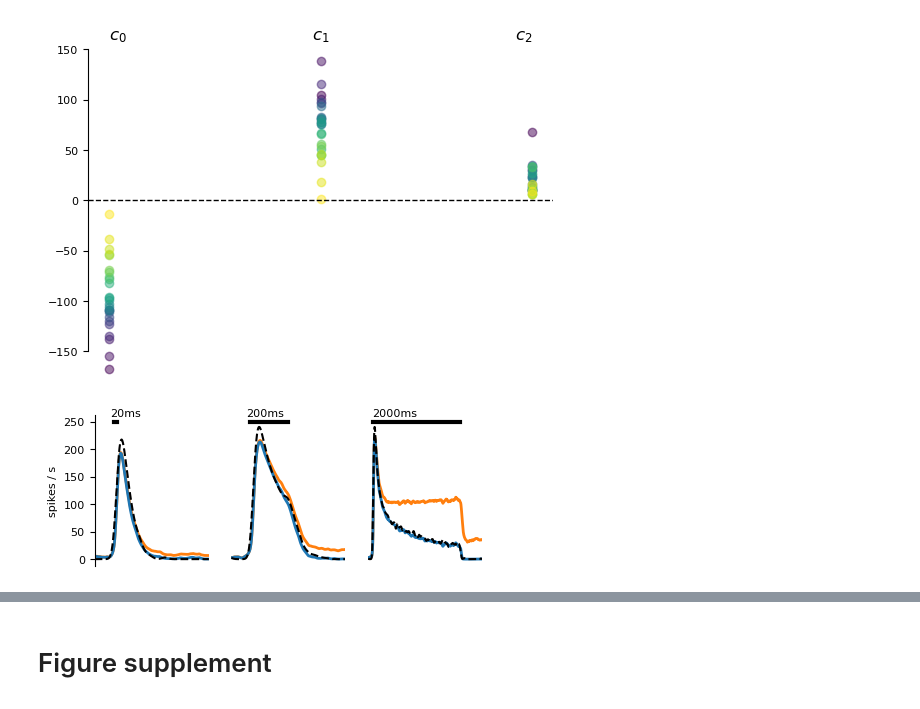
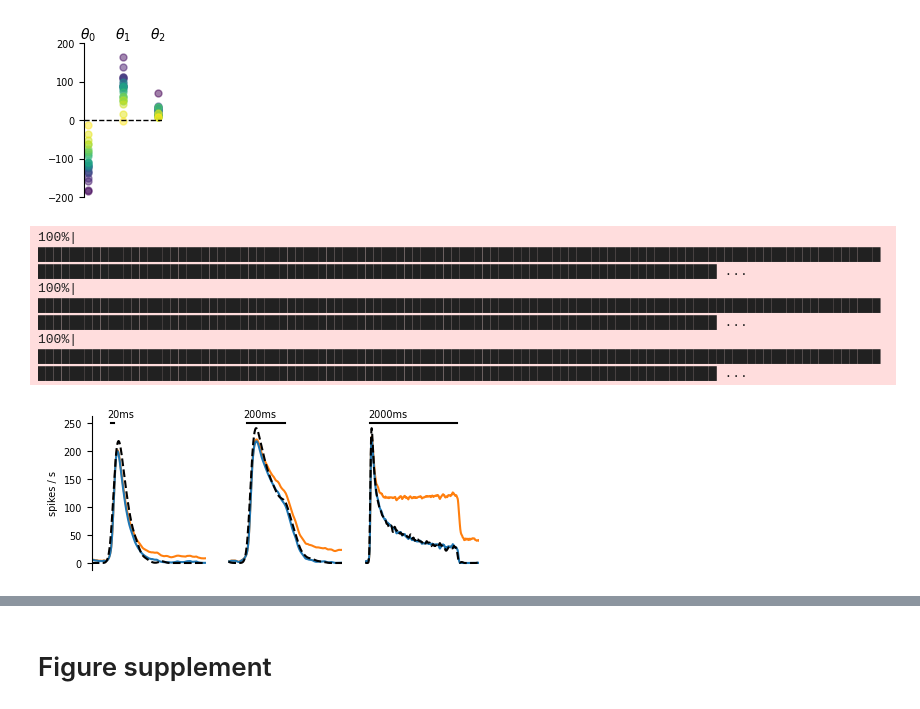
Before and after one commit to Tom83B/moth-duration-encoding, a Jupyter notebook: filters.ipynb, the cells around one changed output, grey strips where cells are left out. Drawn from its saved outputs; the diff is of its cells as text; code cells hidden in the pictures.

```diff
--- a/filters.ipynb
+++ b/filters.ipynb
@@ -13,9 +13,12 @@ import matplotlib.image as mpimg
 from matplotlib.cm import get_cmap
 import pickle
 import seaborn as sns
+from sklearn.linear_model import LinearRegression
+
+from joblib import dump, load
 
 from utils import *
 from lfpan import *
 from loaders import StabilityDurationRecording, LFPRecording, StabilityRecording
 
-plt.style.use('pcb')
+plt.style.use('jns')
@@ -33,26 +38,30 @@ for name in names:
     with open(f'data/generated/{name}.pkl', 'rb') as file:
         dicts.append(pickle.load(file))
 # %%
-fig, ax = plt.subplots()
+fig, ax = plt.subplots(figsize=(1,2))
 
-def plot_coefs(ax):
+def plot_coefs(ax, ms=5, labels=None):
+    if labels is None:
+        labels = [r'$c_0$', r'$c_1$', r'$c_2$']
+
     cmap = get_cmap('viridis')
     coefs_all = pd.DataFrame(dicts[-1]['coefs_all']).sort_values(0).values
     colors = [cmap(x) for x in np.linspace(0,1,len(coefs_all))]
 
     for coefs, color in zip(coefs_all, colors):
-        ax.plot(coefs, color=color, alpha=0.5, clip_on=False, marker='o', lw=0)
+        ax.plot(coefs, color=color, alpha=0.5, clip_on=False, marker='o', lw=0, ms=5)
 
     ax.axhline(0, color='black', linestyle='dashed', lw=1)
     despine_ax(ax, where='b')
-    ax.set_ylim(-150,150)
-    ax.text(x=0, y=160, s=r'$c_0$', ha='left', fontdict={'family': 'stix', 'size': 12})
-    ax.text(x=1, y=160, s=r'$c_1$', ha='center', fontdict={'family': 'cursive', 'size': 12})
-    ax.text(x=2, y=160, s=r'$c_2$', ha='right', fontdict={'family': 'cursive', 'size': 12})
+    ax.set_ylim(-200,200)
+    ax.text(x=0, y=210, s=labels[0], ha='center', fontdict={'family': 'stix', 'size': 10})
+    ax.text(x=1, y=210, s=labels[1], ha='center', fontdict={'family': 'cursive', 'size': 10})
+    ax.text(x=2, y=210, s=labels[2], ha='center', fontdict={'family': 'cursive', 'size': 10})
 
-plot_coefs(ax)
+plot_coefs(ax, labels=[r'$\theta_0$', r'$\theta_1$', r'$\theta_2$'])
+plt.savefig('../ORN inhibition/img presentation/coefs.png')
 # %% [output]
-[figure, old version]
+[figure, new version]
 # %%
 def load_ix(ix, dur):
     kde = dicts[-1]['kdes_all'][ix][dur]
@@ -96,11 +108,13 @@ for dur in [0.02, 0.2, 2]:
     preds = []
     filts = []
     filts_med = []
+    varrs = []
+    coefs_arr = []
 
     for ix in tqdm(range(26)):
         if ix == 8:
             continue
-        trace_full, trace_med, pred, kde, filt, filt_med = load_ix(ix, dur)
+        trace_full, trace_med, pred, kde, filt, filt_med, varr, coefs = load_ix(ix, dur)
 
         traces_full.append(np.clip(trace_full, a_min=0, a_max=None))
         traces_med.append(np.clip(trace_med, a_min=0, a_max=None))
@@ -108,8 +122,14 @@ for dur in [0.02, 0.2, 2]:
         kdes.append(kde)
         filts.append(filt)
         filts_med.append(filt_med)
+        varrs.append(varr)
+        coefs_arr.append(coefs)
 
-    res[dur] = (traces_full, traces_med, kdes)
+    res[dur] = (traces_full, traces_med, kdes, varrs)
+# %% [output]
+100%|███████████████████████████████████████████████████████████████████████████████████████████████████████████████████████████████████████████████████████████████████████████████████████████████████ ...
+100%|███████████████████████████████████████████████████████████████████████████████████████████████████████████████████████████████████████████████████████████████████████████████████████████████████ ...
+100%|███████████████████████████████████████████████████████████████████████████████████████████████████████████████████████████████████████████████████████████████████████████████████████████████████ ...
 # %%
 fig, axes = plt.subplots(ncols=3, figsize=(5,2))
 
@@ -123,13 +143,13 @@ def plot_preds(axes, colors=None, labels=None):
     xmaxs = [3.5, 3.5, 5.5]
 
     for ax, dur, xmax in zip(axes, [0.02, 0.2, 2], xmaxs):
-        traces_full, traces_med, kdes = res[dur]
+        traces_full, traces_med, kdes, _ = res[dur]
 
-        ax.plot(tarr_univ, np.mean(traces_med, axis=0), lw=2, c=colors[1], label=labels[1])
-        ax.plot(tarr_univ, np.mean(traces_full, axis=0), lw=2, c=colors[0], label=labels[0])
+        ax.plot(tarr_univ, np.mean(traces_med, axis=0), lw=1.5, c=colors[1], label=labels[1])
+        ax.plot(tarr_univ, np.mean(traces_full, axis=0), lw=1.5, c=colors[0], label=labels[0])
         ax.plot(tarr_univ, np.mean(kdes, axis=0), color='black', ls='dashed')
 
-        ax.plot([3,3+dur],[250,250], lw=3, color='black')
+        ax.plot([3,3+dur],[250,250], lw=LW_BAR, color='black')
         ax.text(2.98, 260, f'{dur*1000:.0f}ms', ha='left')
 
         ax.set_xlim(2.9, xmax)
@@ -146,4 +166,4 @@ def plot_preds(axes, colors=None, labels=None):
 
 plot_preds(axes)
 # %% [output]
-[figure, old version]
+[figure, new version]
```
Also changed, not shown: parts of 7 cells of this notebook.
